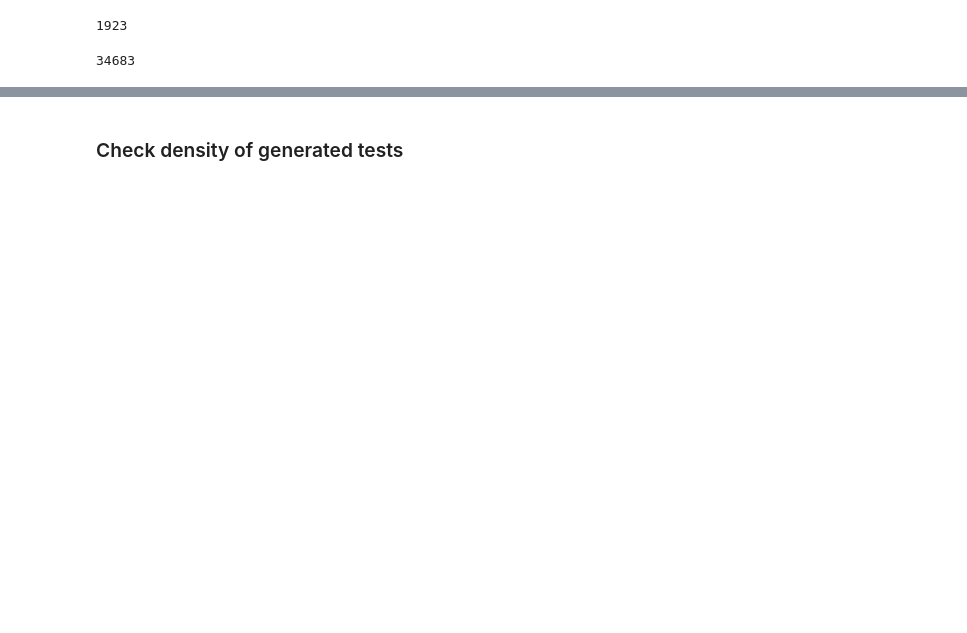
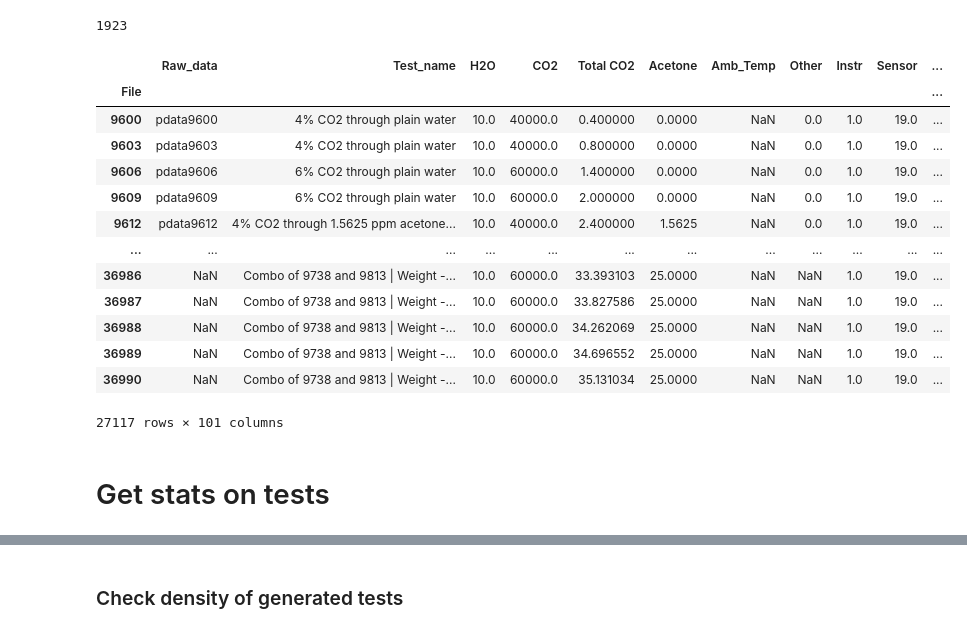
Before and after one commit to ni-metre/Nicole, a Jupyter notebook: Generate_New_Minimal_ML_data.ipynb, the cells around one changed output, grey strips where cells are left out. Drawn from its saved outputs; the diff is of its cells as text; code cells hidden in the pictures; blank space fills up the shorter version.

Commit message:
Created using Colaboratory--Includes stats

```diff
--- a/Generate_New_Minimal_ML_data.ipynb
+++ b/Generate_New_Minimal_ML_data.ipynb
@@ -224,9 +224,24 @@ for i in range(len(ll)):
     h,next_num = make_a_fake_test_string(hl[i],hh[i],next_num,fill,fake_test_db_df)
     for j in range(len(l)):
             l_h,next_num = make_a_fake_test_string(l[j],h[j],next_num,fill,fake_test_db_df)
-# %%
-print(len(fake_test_db_df))
-# %% [output]
-34683
+# %%
+fake_test_db_df.head(-1)
+# %% [output]
+|  | Raw_data | Test_name | H2O | CO2 | Total CO2 | Acetone | Amb_Temp | Other | Instr | Sensor | ... |
+| File |  |  |  |  |  |  |  |  |  |  | ... |
+| 9600 | pdata9600 | 4% CO2 through plain water | 10.0 | 40000.0 | 0.400000 | 0.0000 | NaN | 0.0 | 1.0 | 19.0 | ... |
+| 9603 | pdata9603 | 4% CO2 through plain water | 10.0 | 40000.0 | 0.800000 | 0.0000 | NaN | 0.0 | 1.0 | 19.0 | ... |
+| 9606 | pdata9606 | 6% CO2 through plain water | 10.0 | 60000.0 | 1.400000 | 0.0000 | NaN | 0.0 | 1.0 | 19.0 | ... |
+| 9609 | pdata9609 | 6% CO2 through plain water | 10.0 | 60000.0 | 2.000000 | 0.0000 | NaN | 0.0 | 1.0 | 19.0 | ... |
+| 9612 | pdata9612 | 4% CO2 through 1.5625 ppm acetone... | 10.0 | 40000.0 | 2.400000 | 1.5625 | NaN | 0.0 | 1.0 | 19.0 | ... |
+| ... | ... | ... | ... | ... | ... | ... | ... | ... | ... | ... | ... |
+| 36986 | NaN | Combo of 9738 and 9813 | Weight -... | 10.0 | 60000.0 | 33.393103 | 25.0000 | NaN | NaN | 1.0 | 19.0 | ... |
+| 36987 | NaN | Combo of 9738 and 9813 | Weight -... | 10.0 | 60000.0 | 33.827586 | 25.0000 | NaN | NaN | 1.0 | 19.0 | ... |
+| 36988 | NaN | Combo of 9738 and 9813 | Weight -... | 10.0 | 60000.0 | 34.262069 | 25.0000 | NaN | NaN | 1.0 | 19.0 | ... |
+| 36989 | NaN | Combo of 9738 and 9813 | Weight -... | 10.0 | 60000.0 | 34.696552 | 25.0000 | NaN | NaN | 1.0 | 19.0 | ... |
+| 36990 | NaN | Combo of 9738 and 9813 | Weight -... | 10.0 | 60000.0 | 35.131034 | 25.0000 | NaN | NaN | 1.0 | 19.0 | ... |
+27117 rows × 101 columns
 # %%
 fake_test_db_df.to_csv('/content/drive/My Drive/Fake_Test_Log_for_Minimal_ML.csv')
+# %% [markdown]
+# Get stats on tests
```
Also changed, not shown: parts of 11 cells of this notebook.
